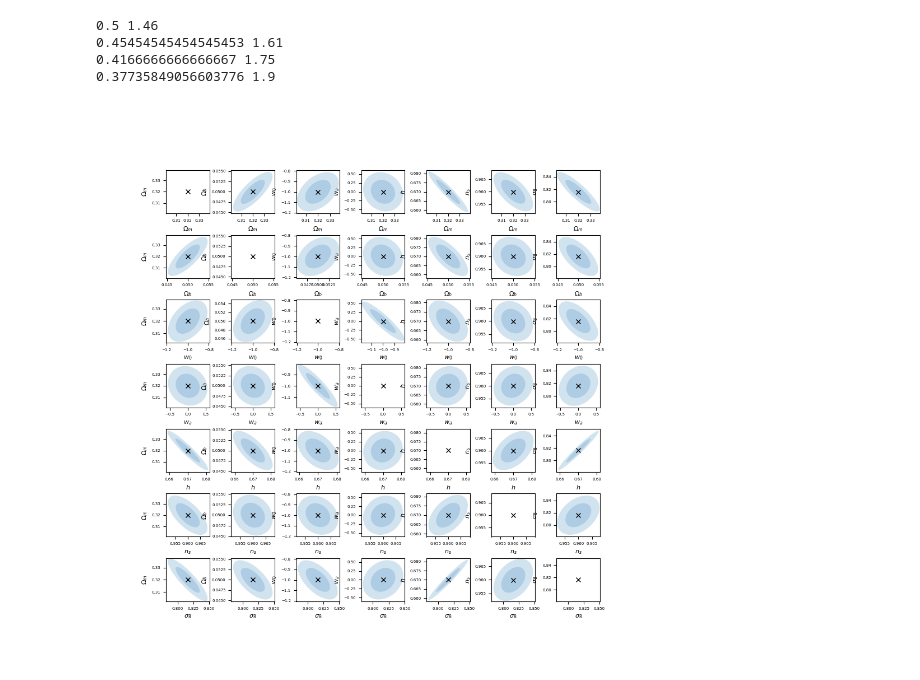
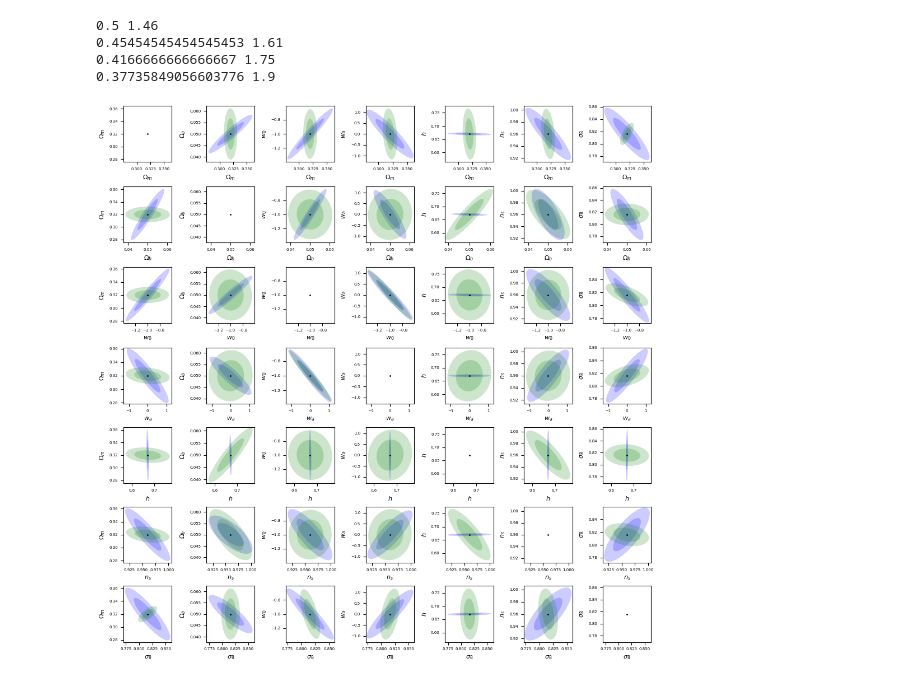
Before and after one commit to ohahn/DISCO-EB, a Jupyter notebook: nb_pylinger_fisher_forecast.ipynb, the cells around one changed output. Cells and saved outputs as stored; diff of their text form; code cells hidden in the pictures.

Commit message:
added Euclid Fisher matrix data

```diff
--- a/nb_pylinger_fisher_forecast.ipynb
+++ b/nb_pylinger_fisher_forecast.ipynb
@@ -186,7 +181,7 @@ Vs_bin = [7.94e9, 9.15e9, 10.05e9, 16.22e9]  # Vs_bin has units Mpc**3 / h**3
 Dz_bin = [0.2, 0.2, 0.2, 0.3]                # unitless
 dNdOmega = [1815.0, 1701.5, 1410.0, 940.97]  # units are 1/deg**2
 
-def effective_volume(Pkmu, fiducial_cosmo_param, nbin=0 ):
+def effective_volume(Pkmu, nbin=0 ):
     Vs = Vs_bin[nbin]
     nz = dNdOmega[nbin] * 15000 / Vs * Dz_bin[nbin]
     Veff = Vs * (nz * Pkmu  / (nz * Pkmu  + 1))**2
@@ -196,14 +191,14 @@ F = jnp.zeros((len(selected_vars),len(selected_vars)))
 
 #### To solve integral over mu, use jnp.trapz over mu dimension of Pkmu
 
-for idx, Pkmu, dlogPkmu in zip([0,1,2,3],[Pkmu0,Pkmu1,Pkmu2,Pkmu3],[dlogPkmu0,dlogPkmu1,dlogPkmu2,dlogPkmu3]):
+for idx, Pkmu, dlogPkmu, kmodes in zip([0,1,2,3],[Pkmu0,Pkmu1,Pkmu2,Pkmu3],[dlogPkmu0,dlogPkmu1,dlogPkmu2,dlogPkmu3],[kmodes0,kmodes1,kmodes2,kmodes3]):
     for i,ivar in enumerate(selected_vars):
         for j,jvar in enumerate(selected_vars):
 
-            Veff = effective_volume(Pkmu, fiducial_cosmo_param, nbin=idx )
+            Veff = effective_volume(Pkmu, nbin=idx )
             # product of derivatives
             dPkmu_dcosmo_prod = dlogPkmu[...,ivar]*dlogPkmu[...,jvar] * Veff
-            dPkmu_dcosmo_prod = dPkmu_dcosmo_prod.at[ jnp.isnan(dPkmu_dcosmo_prod) ].set( 0.0 )
+            dPkmu_dcosmo_prod = dPkmu_dcosmo_prod.at[ jnp.isnan(dPkmu_dcosmo_prod) ].set( -10.0 )
 
             # integrate over mu
             n = len(mu1)
@@ -211,12 +206,12 @@ for idx, Pkmu, dlogPkmu in zip([0,1,2,3],[Pkmu0,Pkmu1,Pkmu2,Pkmu3],[dlogPkmu0,dl
             dPk_dcosmo = jax.scipy.integrate.trapezoid( dPkmu_dcosmo_prod[...,:n//2], x=mu1[:n//2], axis=-1 )
 
             # integrate over k
-            # F_ij = 1/(8*jnp.pi**2) * jnp.trapz( dPk_dcosmo * kmodes1**2, x=kmodes1, axis=-1 )
-            F_ij = 1/(8*jnp.pi**2) * jax.scipy.integrate.trapezoid( dPk_dcosmo * kmodes1**3, x=jnp.log(kmodes1), axis=-1 )
+            # F_ij = 1/(8*jnp.pi**2) * jnp.trapz( dPk_dcosmo * kmodes**3, x=jnp.log(kmodes), axis=-1 )
+            F_ij = 1/(8*jnp.pi**2) * jax.scipy.integrate.trapezoid( dPk_dcosmo * kmodes**3, x=jnp.log(kmodes), axis=-1 )
 
             F = F.at[i,j].add( F_ij )
 # %%
-def plot_uncertainty_ellipse(F, i, j, x0, y0, ax):
+def plot_uncertainty_ellipse(F, i, j, x0, y0, ax, color='b'):
     """
     Plot uncertainty ellipse given Fisher matrix F.
 
@@ -237,22 +232,31 @@ def plot_uncertainty_ellipse(F, i, j, x0, y0, ax):
     f2 = jnp.sqrt(6.18)  # 2 sigma
     f3 = jnp.sqrt(11.8)  # 3 sigma
 
-    ax.add_patch( Ellipse((x0,y0),f1*a*2,f1*b*2,angle=np.degrees(phi),alpha=0.2) )
-    ax.add_patch( Ellipse((x0,y0),f2*a*2,f2*b*2,angle=np.degrees(phi),alpha=0.2) )
+    ax.add_patch( Ellipse((x0,y0),f1*a*2,f1*b*2,angle=np.degrees(phi),alpha=0.2, facecolor=color) )
+    ax.add_patch( Ellipse((x0,y0),f2*a*2,f2*b*2,angle=np.degrees(phi),alpha=0.2, facecolor=color) )
 
-    ax.plot(x0,y0,'kx')
+    ax.plot(x0,y0,'k+',lw=0.125,ms=2)
+# %%
+# load Euclid collaboration Fisher matrix data
+data = np.load('data/fisher_matrix_euclid.npz')
+euclid_vars =  ['Omegam', 'Omegab', 'w0', 'wa', 'h', 'ns', 'sigma8']
+euclid_reorder = range(7)
+Feuclid = data['F']
 # %%
-fig, ax = plt.subplots(len(selected_vars),len(selected_vars), figsize=(10,10))#, layout='constrained')
+fig, ax = plt.subplots( len(euclid_vars), len(euclid_vars), figsize=(10,10), layout='constrained')
+FF = jnp.linalg.inv(Feuclid)
+for i, label1 in enumerate(euclid_vars):
+  ivar = selected_vars[i]
+  for j, label2 in enumerate(euclid_vars):
+    jvar = selected_vars[j]
+    plot_uncertainty_ellipse( FF, euclid_reorder[i], euclid_reorder[j], fiducial_cosmo_param[ivar], fiducial_cosmo_param[jvar], ax[i,j], color=[0,0,1] )
+    plot_uncertainty_ellipse( F, i, j, fiducial_cosmo_param[ivar], fiducial_cosmo_param[jvar], ax[i,j], color=[0,0.5,0] )
 
-for i, ivar in enumerate(selected_vars):
-  for j, jvar in enumerate(selected_vars):
 
-    plot_uncertainty_ellipse( F, i, j, fiducial_cosmo_param[ivar], fiducial_cosmo_param[jvar], ax[i,j] )
+
     ax[i,j].set_xlabel(f'${fieldnames[ivar]}$', size=8)
     ax[i,j].set_ylabel(f'${fieldnames[jvar]}$', size=8)
 
     ax[i,j].tick_params(axis='both', which='both', labelsize=5)
-
-plt.subplots_adjust(hspace=0.5,wspace=0.5)
 # %% [output]
-[figure, old version]
+[figure, new version]
```
Also changed, not shown: parts of 4 cells of this notebook, 2 other files.
